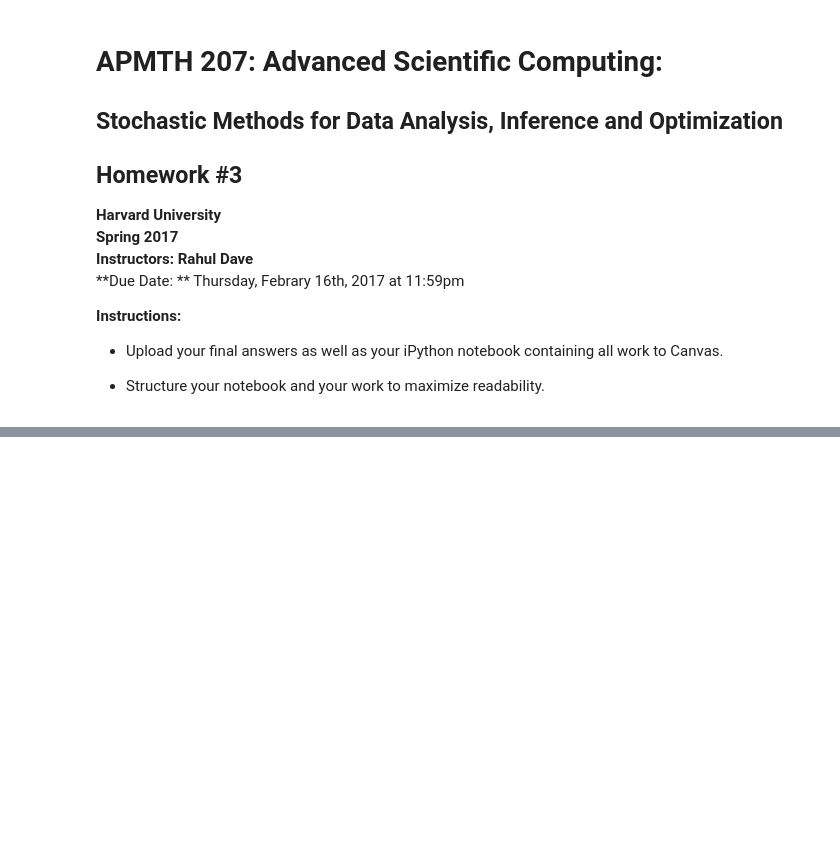
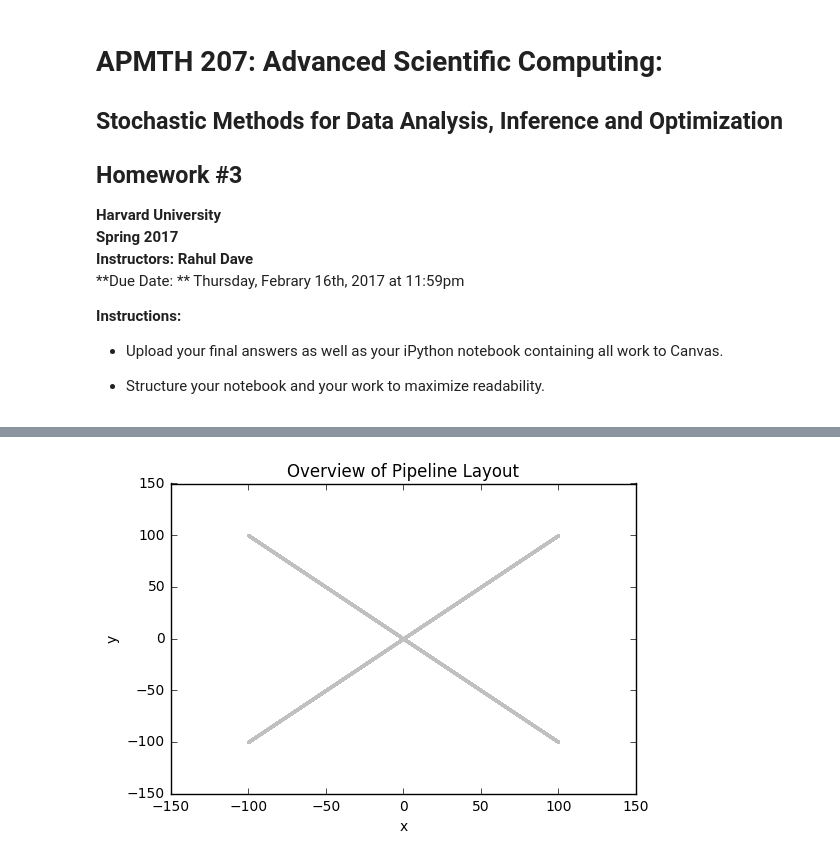
Before and after one commit to chengyeliu/2017HWs, a Jupyter notebook: HW3/AM207_HW3_Solutions.ipynb, the cells around one changed output, grey strips where cells are left out. Drawn from its saved outputs; the diff is of its cells as text; code cells hidden in the pictures; blank space fills up the shorter version.

```diff
--- a/HW3/AM207_HW3_Solutions.ipynb
+++ b/HW3/AM207_HW3_Solutions.ipynb
@@ -193,0 +91,11 @@ precision to optimal params:  0.000997364712564
+# %%
+#Visualization of the data - what does the pipeline look like?
+x, y = np.genfromtxt('HW3_data.csv', delimiter=',')
+
+plt.scatter(x, y, color='silver', s=1)
+plt.xlabel('x')
+plt.ylabel('y')
+plt.title('Overview of Pipeline Layout')
+plt.show()
+# %% [output]
+[figure, added]
```
Also changed, not shown: parts of 43 cells of this notebook.
